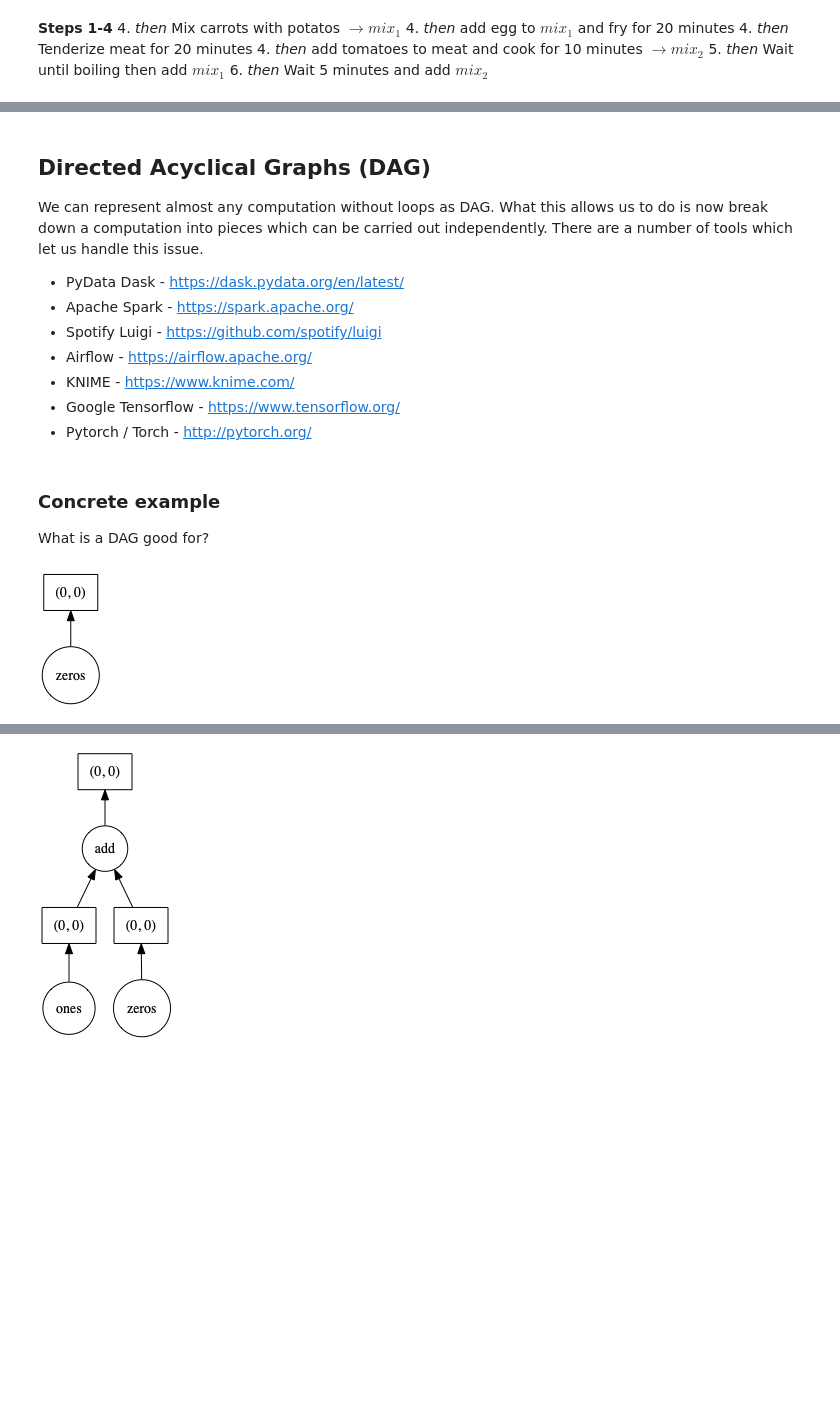
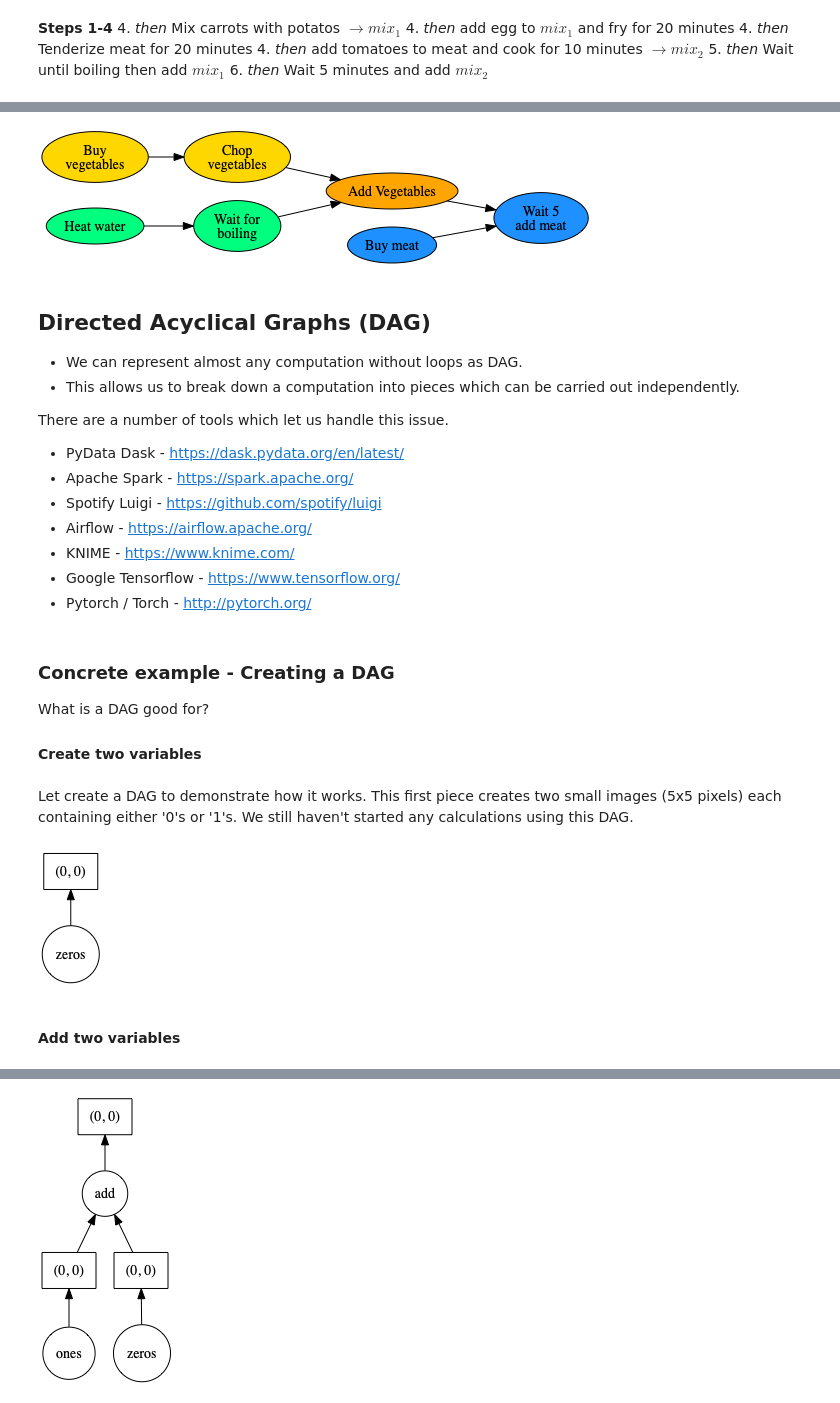
Before and after one commit to ImagingLectures/Quantitative-Big-Imaging-2021, a Jupyter notebook: Lectures/Lecture-01/_build/jupyter_execute/01-Introduction.ipynb, the cells around one changed output, grey strips where cells are left out. Drawn from its saved outputs; the diff is of its cells as text; code cells hidden in the pictures; blank space fills up the shorter version.

```diff
--- a/Lectures/Lecture-01/_build/jupyter_execute/01-Introduction.ipynb
+++ b/Lectures/Lecture-01/_build/jupyter_execute/01-Introduction.ipynb
@@ -1264,5 +1264,5 @@ Furthermore a clean workflow allows you to better parallelize the task since it
 # %%
-from IPython.display import SVG
+from IPython.display import Image, display
 import pydot
 graph = pydot.Dot(graph_type='digraph', rankdir="LR")
 node_names = ["Buy\nvegetables","Buy meat","Chop\nvegetables","Heat water", "Add Vegetables",
@@ -1280,6 +1280,5 @@ def e(i,j, col = None):
     graph.add_edge(pydot.Edge(nodes[i], nodes[j]))
 
 e(0, 2, 'gold'); e(2, 4); e(3, -2, 'springgreen'); e(-2, 4, 'orange'); e(4, -1) ; e(1, -1, 'dodgerblue')
-
-SVG(graph.create_svg())
+plt = Image(graph.create_png()); display(plt);
 # %% [output]
@@ -1287,7 +1285,11 @@ SVG(graph.create_svg())
+[figure, added]
 # %% [markdown]
 
 ## Directed Acyclical Graphs (DAG)
-We can represent almost any computation without loops as DAG. What this allows us to do is now break down a computation into pieces which can be carried out independently. There are a number of tools which let us handle this issue.
+- We can represent almost any computation without loops as DAG.
+- This allows us to break down a computation into pieces which can be carried out independently.
+
+There are a number of tools which let us handle this issue.
 
 - PyData Dask - https://dask.pydata.org/en/latest/
 - Apache Spark - https://spark.apache.org/
@@ -1297,8 +1299,12 @@ We can represent almost any computation without loops as DAG. What this allows u
 - Google Tensorflow - https://www.tensorflow.org/
 - Pytorch / Torch - http://pytorch.org/
 # %% [markdown]
-### Concrete example
+### Concrete example - Creating a DAG
 What is a DAG good for?
+
+#### Create two variables
+# %% [markdown]
+Let create a DAG to demonstrate how it works. This first piece creates two small images (5x5 pixels) each containing either '0's or '1's. We still haven't started any calculations using this DAG.
 # %%
 import dask.array as da
 
@@ -1308,3 +1314,5 @@ image_2 = da.ones((5,5), chunks = (5,5))
 dot_graph(image_1.dask)
 # %% [output]
 [figure]
+# %% [markdown]
+#### Add two variables
```
Also changed, not shown: parts of 28 cells of this notebook, 46 other files.
